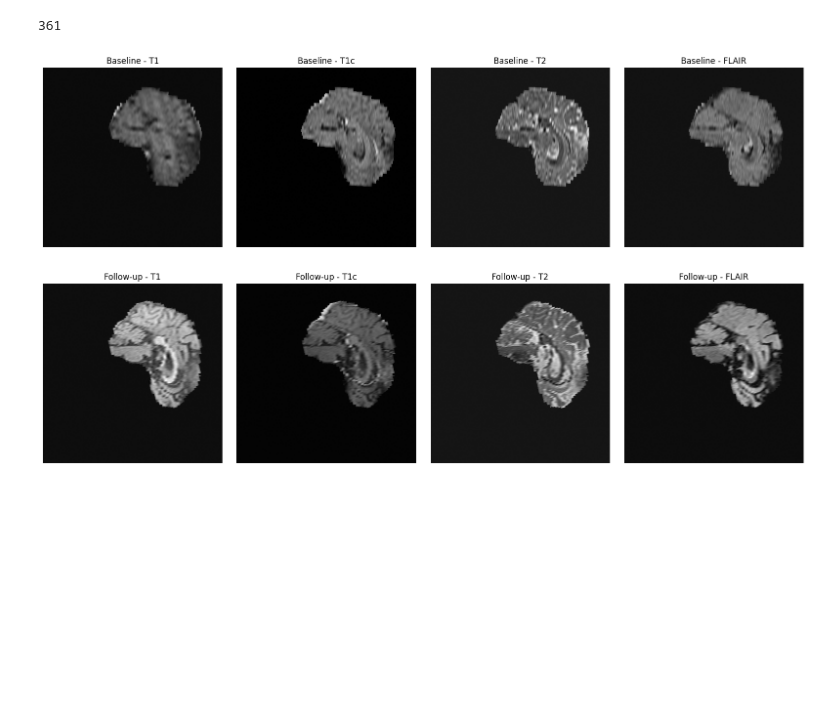
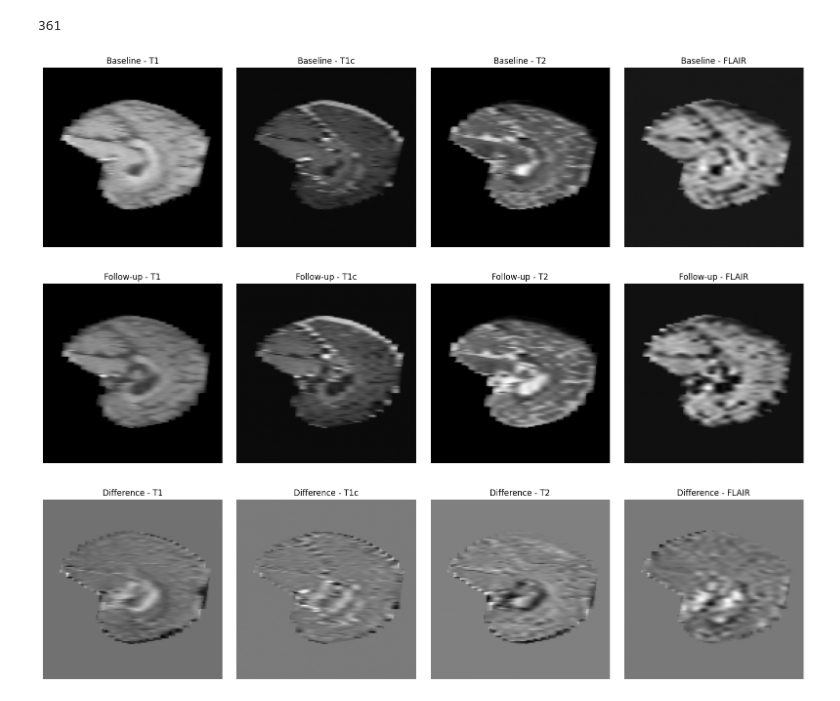
Before and after one commit to madhavarora03/Brain-Tumor-Progression, a Jupyter notebook: notebooks/vis.ipynb, the cells around one changed output. Cells and saved outputs as stored; diff of their text form; code cells hidden in the pictures; blank space fills up the shorter version.

Commit message:
visualize difference in baseline and followup

```diff
--- a/notebooks/vis.ipynb
+++ b/notebooks/vis.ipynb
@@ -15,6 +16,9 @@ def load_mri_modalities(folder):
         vol = vol.astype(np.float32)
         vol = (vol - vol.mean()) / (vol.std() + 1e-8)
 
+        zoom_factors = [t / s for t, s in zip((128, 128, 128), vol.shape)]
+        vol = zoom(vol, zoom_factors, order=1)
+
         channels.append(vol[np.newaxis])
     return np.concatenate(channels, axis=0)
 # %%
@@ -51,15 +55,17 @@ len(samples)
 # %%
 idx = random.randint(0, len(samples) - 1)
 patient_id, case_id, case_data = samples[idx]
 
 baseline_path = os.path.join("../data", case_data["baseline_registered"])
 followup_path = os.path.join("../data", case_data["followup_registered"])
 
 baseline_vol = load_mri_modalities(baseline_path)
 followup_vol = load_mri_modalities(followup_path)
 
 visualize_patient_volume(baseline_vol, title_prefix="Baseline")
 visualize_patient_volume(followup_vol, title_prefix="Follow-up")
+visualize_patient_volume(baseline_vol - followup_vol, title_prefix="Difference")
 # %% [output]
-[figure, old version]
+[figure, new version]
-[figure, old version]
+[figure, new version]
+[figure, added]
```
Also changed, not shown: parts of 1 cell of this notebook.
